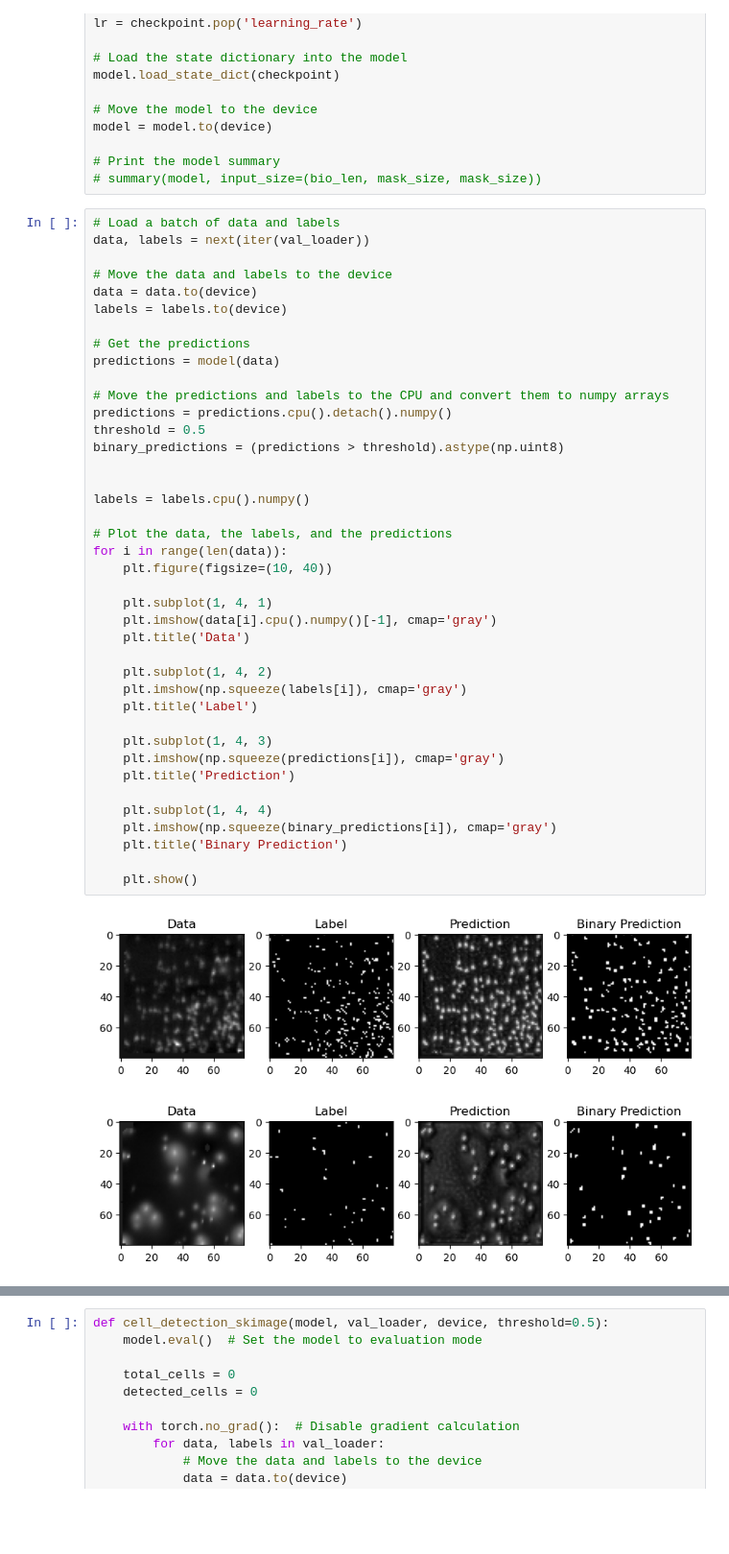
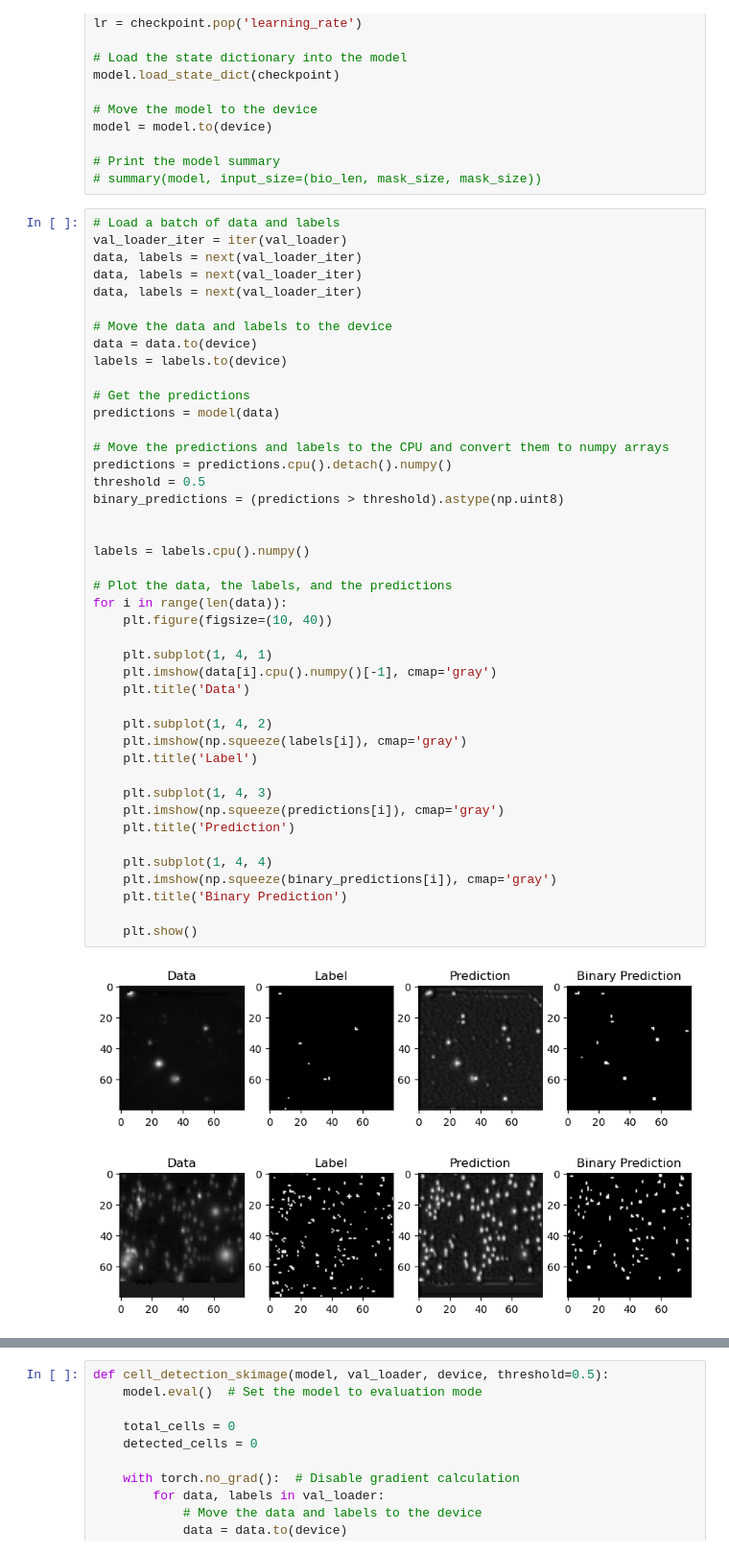
Before and after one commit to wittmajerd/U-Net-and-SRU-Net-segmentation, a Jupyter notebook: U-Net.ipynb, the cells around one changed output, grey strips where cells are left out. Shown at 96% size. Drawn from its saved outputs; the diff is of its cells as text; blank space fills up the shorter version.

Commit message:
plots

```diff
--- a/U-Net.ipynb
+++ b/U-Net.ipynb
@@ -103,7 +103,10 @@ model = model.to(device)
 # summary(model, input_size=(bio_len, mask_size, mask_size))
 # %%
 # Load a batch of data and labels
-data, labels = next(iter(val_loader))
+val_loader_iter = iter(val_loader)
+data, labels = next(val_loader_iter)
+data, labels = next(val_loader_iter)
+data, labels = next(val_loader_iter)
 
 # Move the data and labels to the device
 data = data.to(device)
@@ -115,32 +118,32 @@ predictions = model(data)
 # Move the predictions and labels to the CPU and convert them to numpy arrays
 predictions = predictions.cpu().detach().numpy()
 threshold = 0.5
 binary_predictions = (predictions > threshold).astype(np.uint8)
 
 
 labels = labels.cpu().numpy()
 
 # Plot the data, the labels, and the predictions
 for i in range(len(data)):
     plt.figure(figsize=(10, 40))
 
     plt.subplot(1, 4, 1)
     plt.imshow(data[i].cpu().numpy()[-1], cmap='gray')
     plt.title('Data')
 
     plt.subplot(1, 4, 2)
     plt.imshow(np.squeeze(labels[i]), cmap='gray')
     plt.title('Label')
 
     plt.subplot(1, 4, 3)
     plt.imshow(np.squeeze(predictions[i]), cmap='gray')
     plt.title('Prediction')
 
     plt.subplot(1, 4, 4)
     plt.imshow(np.squeeze(binary_predictions[i]), cmap='gray')
     plt.title('Binary Prediction')
 
     plt.show()
 # %% [output]
-[figure, old version]
+[figure, new version]
-[figure, old version]
+[figure, new version]
```
Also changed, not shown: parts of 6 cells of this notebook, 2 other files.
